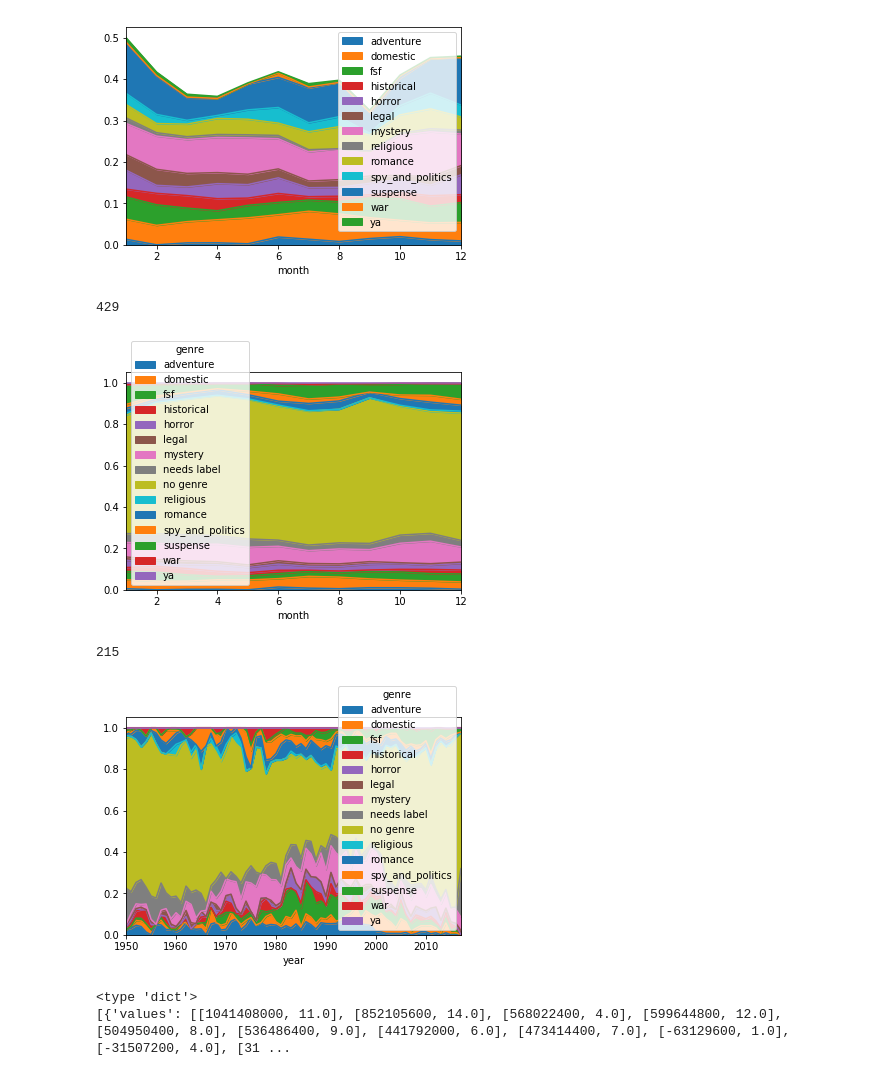
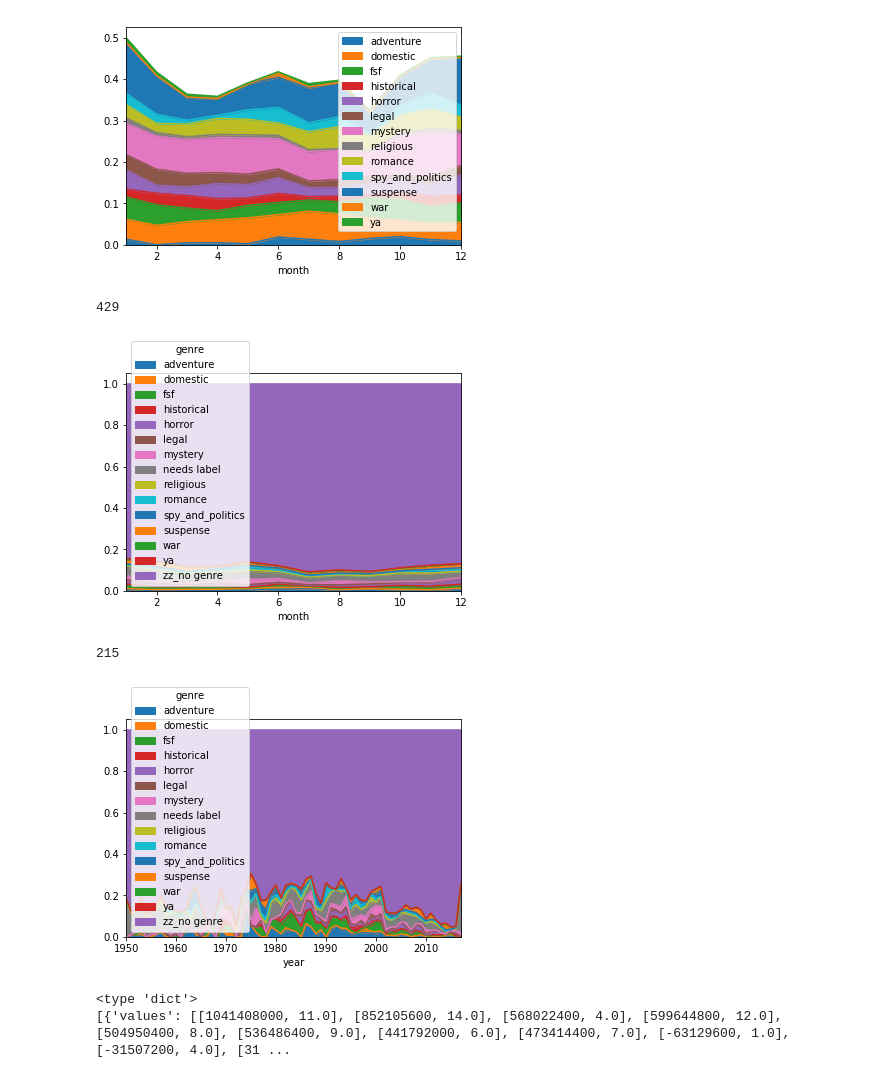
Before and after one commit to cimar/books, a Jupyter notebook: Clean Glue.ipynb, the cells around one changed output. Drawn from its saved outputs; the diff is of its cells as text; code cells hidden in the pictures.

Commit message:
Made a separate analysis book cause I'm smart and also realized I was indexing into the tsvs wrong

```diff
--- a/Clean Glue.ipynb
+++ b/Clean Glue.ipynb
@@ -71,7 +71,7 @@ def read_tsv(name):
                         date = extract_date(date_field)
                     except:
                         date = extract_date_filen(name)
-                if (i > data_i):
+                if (i >= data_i):
                     if row[1] == "":
                         row[1] = previous_row[1]
                     arr.append([date]+row)
@@ -591,11 +591,13 @@ def process_raw_list(input_ls):
     target = []
     i = 0
     for row in input_ls:
-        date = row[0]
-        year = date.year
         if row[2] != "UNKNOWN":
+            date = row[0]
+            year = date.year
+            streak = row[4]
+            rank = row[1]
             ta = title_author_pair(row[2])
-            target_row = {"date":date,"title":ta[0],"authors":ta[1],"year":year}
+            target_row = {"date":date,"title":ta[0],"authors":ta[1],"year":year,"rank":rank,"streak":streak}
             string_ta = str(ta)
             if string_ta in ta_to_data_dict:
                 target_row.update(ta_to_data_dict[string_ta])
@@ -1329,14 +1322,19 @@ fig = per_df.plot.area().get_figure()
 # %% [output]
 [figure]
 # %%
+import random
+
 def new_class_genre(subject_ls):
+    target = []
     for sub in subject_ls:
         if genre_candidate(sub):
             for genre in genre_dict:
                 if is_genre(sub,genre):
-                    return genre
+                    target.append(genre)
+    if len(target) > 1:
+        return random.choice(target)
     if len(subject_ls)>0:
-        return "no genre"
+        return "zz_no genre"
     else:
         return "needs label"
 
@@ -1344,7 +1342,7 @@ df = pandas.DataFrame(processed)
 df = df.drop_duplicates(["title","year"])
 df["genre"] = df["fast_subjects"].apply(new_class_genre)
 df["gender"] = df["genders"].apply(class_gender)
-df.to_csv("the_processed_data.csv",sep='\t')
+#df.to_csv("the_processed_data.csv",sep='\t')
 # %%
 with_month = make_month_col(processed,">",2000) ## all of them
 month_df = pandas.DataFrame(with_month)
@@ -1371,34 +1369,33 @@ mg_df = mg_df.pivot(index='month', columns='genre', values='percent')
 figure = mg_df.plot(kind = 'area')
 # %% [output]
 429
-[figure, old version]
+[figure, new version]
 # %%
-
 yg_df = pandas.DataFrame({'count' : df.groupby( ["year", "genre"] ).size()}).reset_index()
 
 df3 = pandas.DataFrame({'sum' : df.groupby("year").size()}).reset_index()
 df3 = df3.set_index("year")
 print df3.loc[2013]["sum"]
 
 ### USEFUL LINE -- CONVERTS TO PERCENT!
-#yg_df["percent"] = yg_df.apply(lambda x: count_to_percent(x['count'], x['year']), axis=1)
+yg_df["percent"] = yg_df.apply(lambda x: count_to_percent(x['count'], x['year']), axis=1)
 
 ### TOGGLE THESE
 ### PERCENT:
 
-#yg_df = yg_df.pivot(index='year', columns='genre', values='percent')
+yg_df = yg_df.pivot(index='year', columns='genre', values='percent')
 
 ### COUNTS:
 
-yg_df = yg_df.pivot(index='year', columns='genre', values='count')
+#yg_df = yg_df.pivot(index='year', columns='genre', values='count')
 
 figure = yg_df.plot(kind = 'area')
 #g = df.groupby(["year"])
 #df_grouped = pandas.DataFrame({'count': g["genre"].value_counts()})#.plot()
 #df_grouped
 # %% [output]
 215
-[figure, old version]
+[figure, new version]
 # %%
 print df_to_json(df2)
 # %% [output]
```
Also changed, not shown: parts of 7 cells of this notebook, 7 other files.
